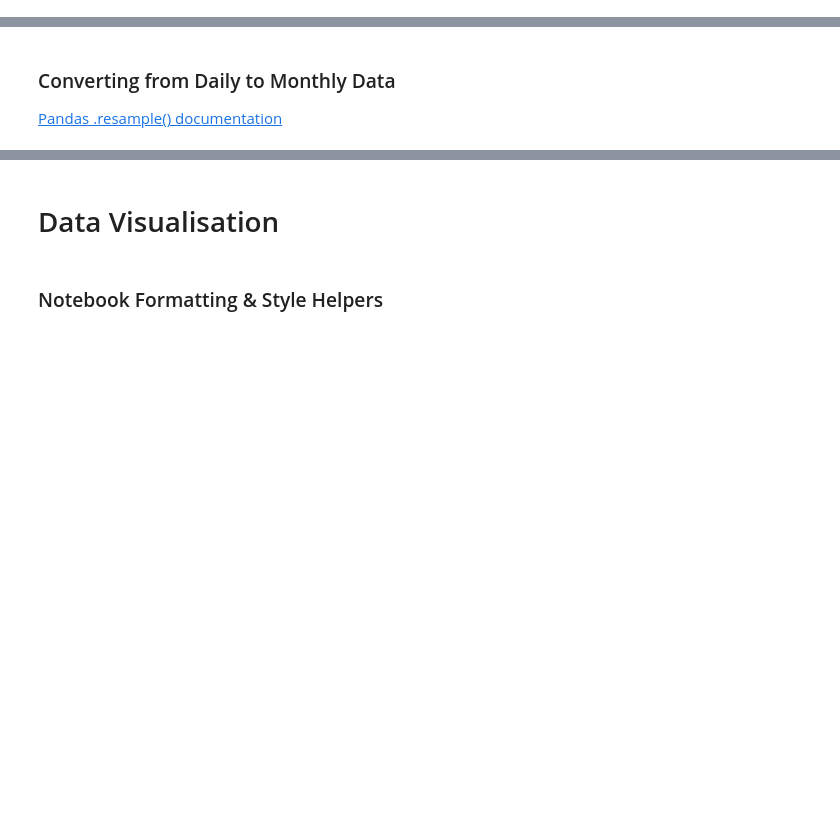
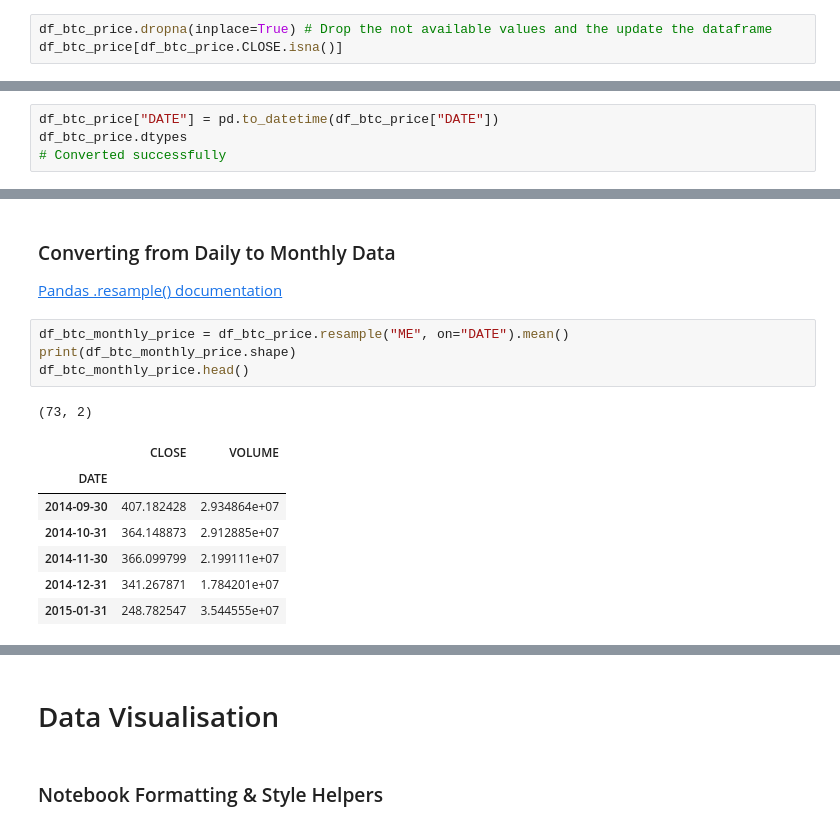
Before and after one commit to hashorva/100-days-of-Python, a Jupyter notebook: day_75/Google Trends and Data Visualisation (start).ipynb, the cells around one changed output, grey strips where cells are left out. Cells and saved outputs as stored; diff of their text form; blank space fills up the shorter version.

Commit message:
Update execution counts, check for missing values, and convert date columns to datetime format

```diff
--- a/day_75/Google Trends and Data Visualisation (start).ipynb
+++ b/day_75/Google Trends and Data Visualisation (start).ipynb
@@ -396,2 +412,5 @@ Number of missing values:
 # %% [markdown]
 **Challenge**: Remove any missing values that you found.
+# %%
+df_btc_price.dropna(inplace=True) # Drop the not available values and the update the dataframe
+df_btc_price[df_btc_price.CLOSE.isna()]
@@ -401,0 +443,4 @@ Number of missing values:
+# %%
+df_btc_price["DATE"] = pd.to_datetime(df_btc_price["DATE"])
+df_btc_price.dtypes
+# Converted successfully
@@ -403,3 +491,16 @@ Number of missing values:
 ### Converting from Daily to Monthly Data
 
 [Pandas .resample() documentation](https://pandas.pydata.org/pandas-docs/stable/reference/api/pandas.DataFrame.resample.html) <br>
+# %%
+df_btc_monthly_price = df_btc_price.resample("ME", on="DATE").mean()
+print(df_btc_monthly_price.shape)
+df_btc_monthly_price.head()
+# %% [output]
+(73, 2)
+|  | CLOSE | VOLUME |
+| DATE |  |  |
+| 2014-09-30 | 407.182428 | 2.934864e+07 |
+| 2014-10-31 | 364.148873 | 2.912885e+07 |
+| 2014-11-30 | 366.099799 | 2.199111e+07 |
+| 2014-12-31 | 341.267871 | 1.784201e+07 |
+| 2015-01-31 | 248.782547 | 3.544555e+07 |
```
Also changed, not shown: parts of 19 cells of this notebook.
